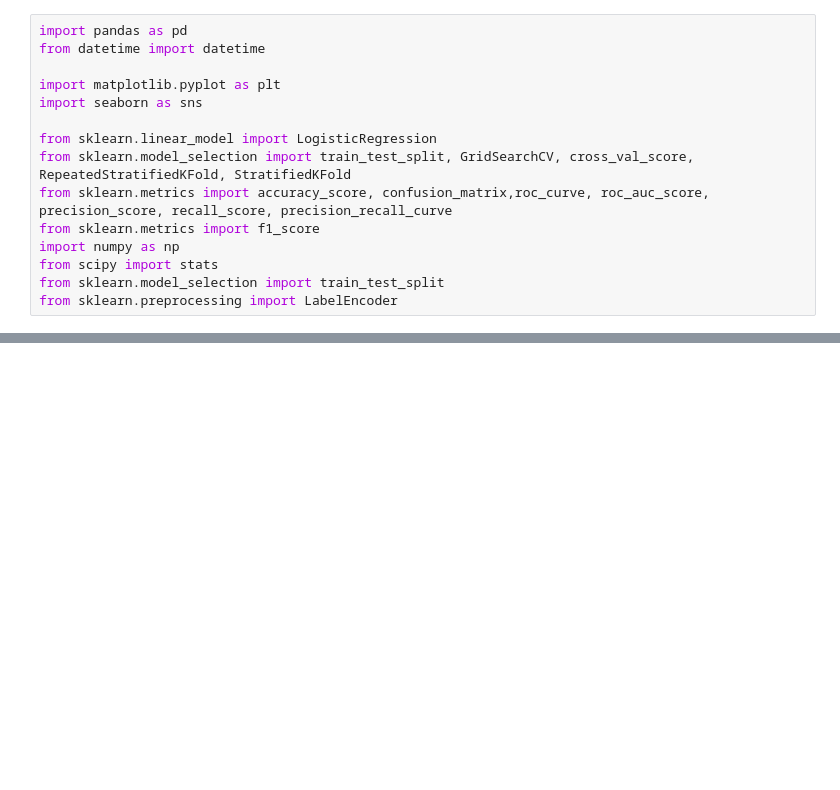
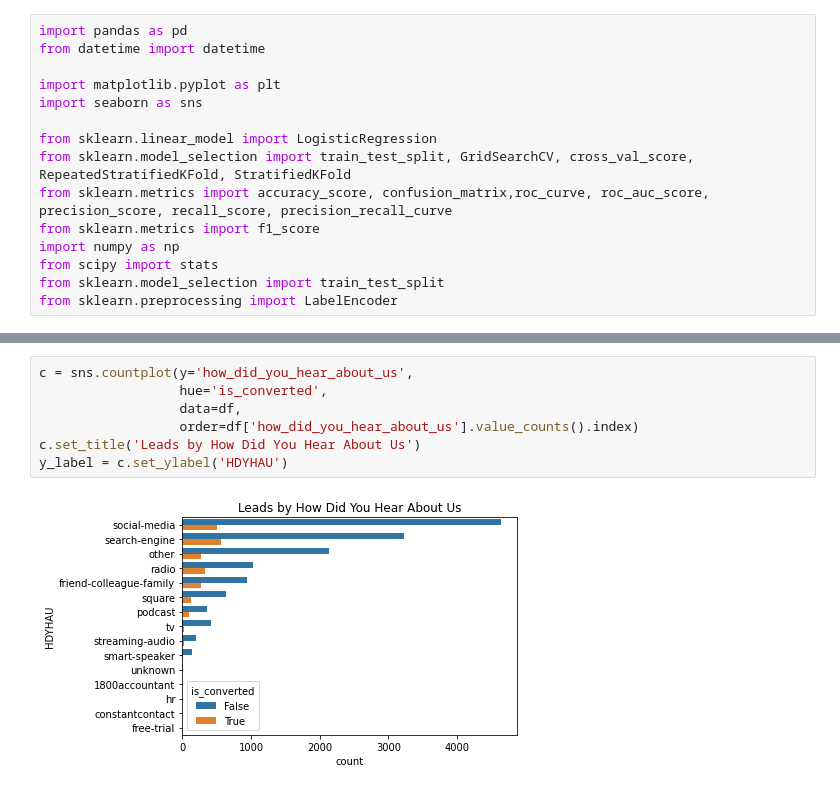
Before and after one commit to evali0421/cse847-lead-scoring, a Jupyter notebook: data_exploration.ipynb, the cells around one changed output, grey strips where cells are left out. Drawn from its saved outputs; the diff is of its cells as text; blank space fills up the shorter version.

```diff
--- a/data_exploration.ipynb
+++ b/data_exploration.ipynb
@@ -33,0 +52,9 @@ Name: is_converted, dtype: float64
+# %%
+c = sns.countplot(y='how_did_you_hear_about_us',
+                  hue='is_converted',
+                  data=df,
+                  order=df['how_did_you_hear_about_us'].value_counts().index)
+c.set_title('Leads by How Did You Hear About Us')
+y_label = c.set_ylabel('HDYHAU')
+# %% [output]
+[figure, added]
```
Also changed, not shown: parts of 18 cells of this notebook, 1 other file.
